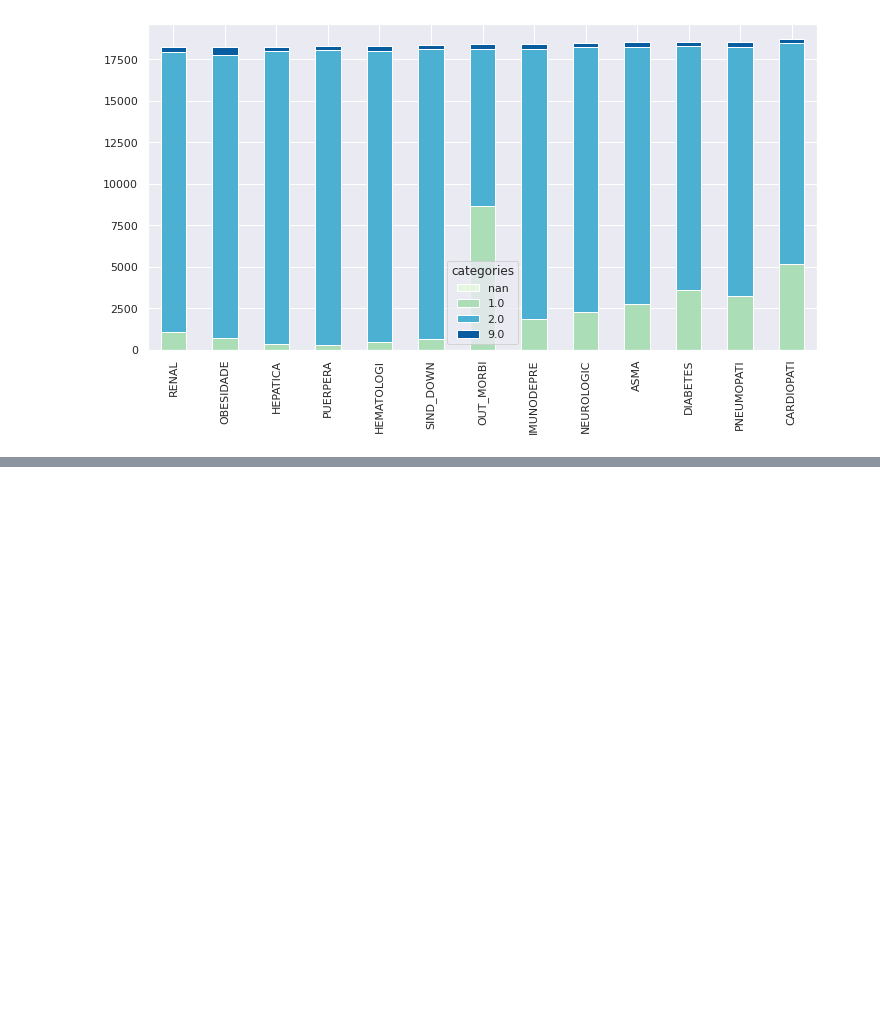
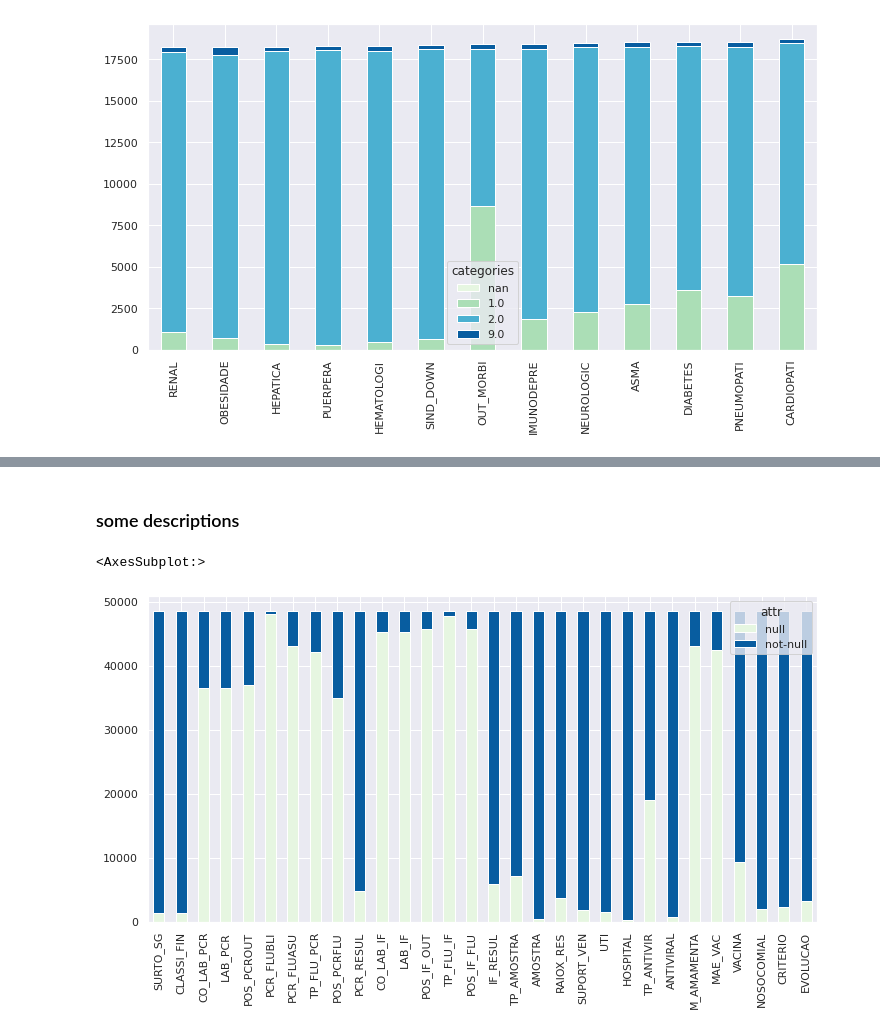
Before and after one commit to pierrepita/super-srag-ai-covid19-google-cidacs, a Jupyter notebook: 03-preprocessing-srag-2019-to-2021.ipynb, the cells around one changed output, grey strips where cells are left out. Drawn from its saved outputs; the diff is of its cells as text; code cells hidden in the pictures; blank space fills up the shorter version.

```diff
--- a/03-preprocessing-srag-2019-to-2021.ipynb
+++ b/03-preprocessing-srag-2019-to-2021.ipynb
@@ -44,7 +67,7 @@ location_cat_cols = ['SG_UF_NOT', 'ID_MUNICIP', 'CO_MUN_NOT', 'ID_REGIONA', 'CO_
                      'ID_MN_INTE', 'CO_MU_INTE']
 
 # semi identifiers
-semi_id_cat_cols = ['CS_SEXO', 'CS_GESTANT', 'CS_RACA', 'CS_ETINIA', 'PAC_COCBO', 'PAC_DSCBO', 'AVE_SUINO']
+semi_id_cat_cols = ['NU_NOTIFIC', 'CS_SEXO', 'CS_GESTANT', 'CS_RACA', 'CS_ETINIA', 'PAC_COCBO', 'PAC_DSCBO', 'AVE_SUINO']
 
 
 # symptoms
@@ -64,7 +87,6 @@ case_desc_cat_cols = ['SURTO_SG', 'NOSOCOMIAL', 'VACINA', 'MAE_VAC', 'M_AMAMENTA
                       'CLASSI_FIN', 'CRITERIO', 'EVOLUCAO']
 
 
-
 # varchar vars (could be id or numerical)
 varchar_cols = ['NU_NOTIFIC', 'SEM_PRI', 'NU_IDADE_N', 'OUTRO_DES', 'OBES_IMC', 'MORB_DESC', 'OUT_ANTIV', 'RAIOX_OUT', 'OUT_AMOST', 'REQUI_GAL', 'DS_IF_OUT',
                'FLUASU_OUT', 'FLUBLI_OUT', 'DS_PCR_OUT', 'CLASSI_OUT', 'OBSERVA']
@@ -503,0 +543,32 @@ How many cases were filled:  8651
+# %% [markdown]
+### some descriptions
+# %%
+# quantifying nulls
+pd_nulls_case_desc_cat_cols = srag_2019.select(case_desc_cat_cols)
+
+# tagging nulls and not nulls values
+for col in case_desc_cat_cols:
+    pd_nulls_case_desc_cat_cols = pd_nulls_case_desc_cat_cols.withColumn(col, F.when(F.col(col).isNotNull(), 'not-null').otherwise('null'))
+
+# creating an pandas data structure to stacked bar plot
+
+
+null_cases = spark.createDataFrame(["null","not-null"], StringType()).toDF("attr")
+for col in case_desc_cat_cols:
+    to_be_joined = pd_nulls_case_desc_cat_cols.select(col).groupby(col).count()
+    null_cases = null_cases.join(to_be_joined, null_cases['attr'] == to_be_joined[col], 'left')
+    null_cases = null_cases.drop(col).withColumn('count', F.when(F.col('count').isNull(), 0).otherwise(F.col('count')))
+    null_cases = null_cases.withColumnRenamed('count', col)
+
+null_cases = null_cases.toPandas()
+
+# Plotting
+
+null_cases.set_index('attr')\
+  .reindex(null_cases.set_index('attr').sum().sort_values().index, axis=1)\
+  .T.plot(kind='bar', stacked=True,
+          colormap=ListedColormap(sns.color_palette("GnBu", 10)),
+          figsize=(12,6))
+# %% [output]
+<AxesSubplot:>
+[figure, added]
```
Also changed, not shown: parts of 351 cells of this notebook.
